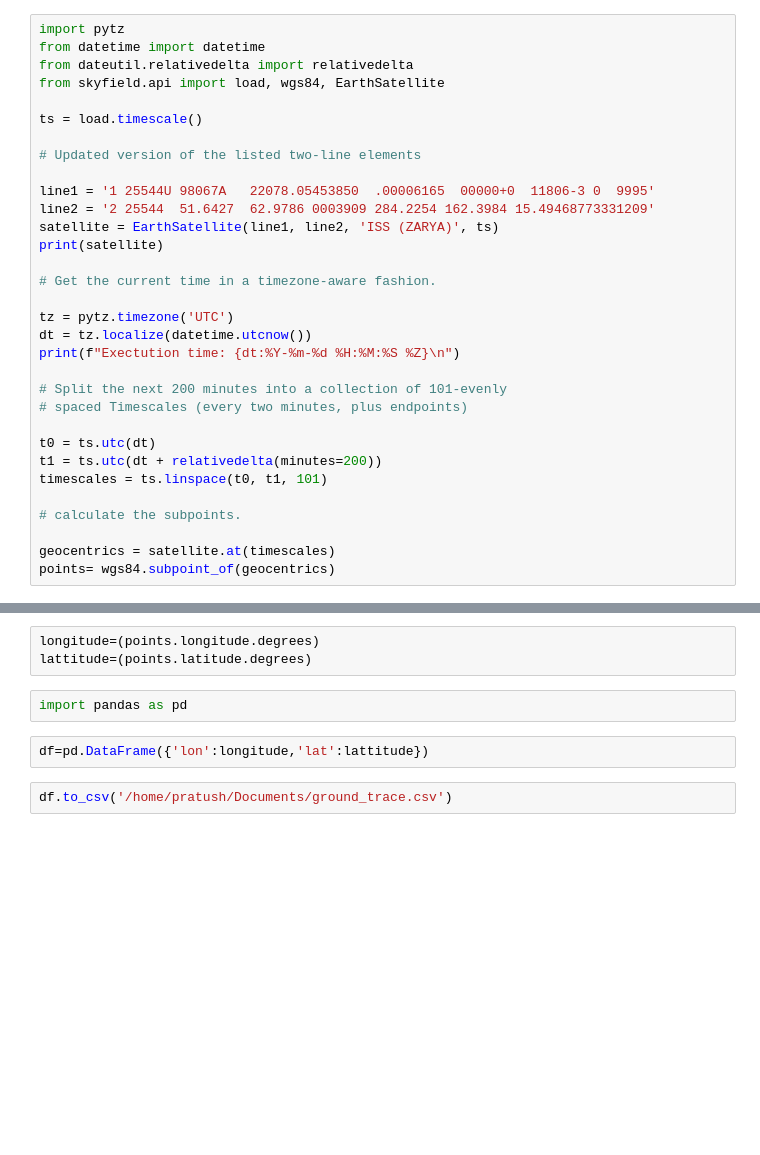
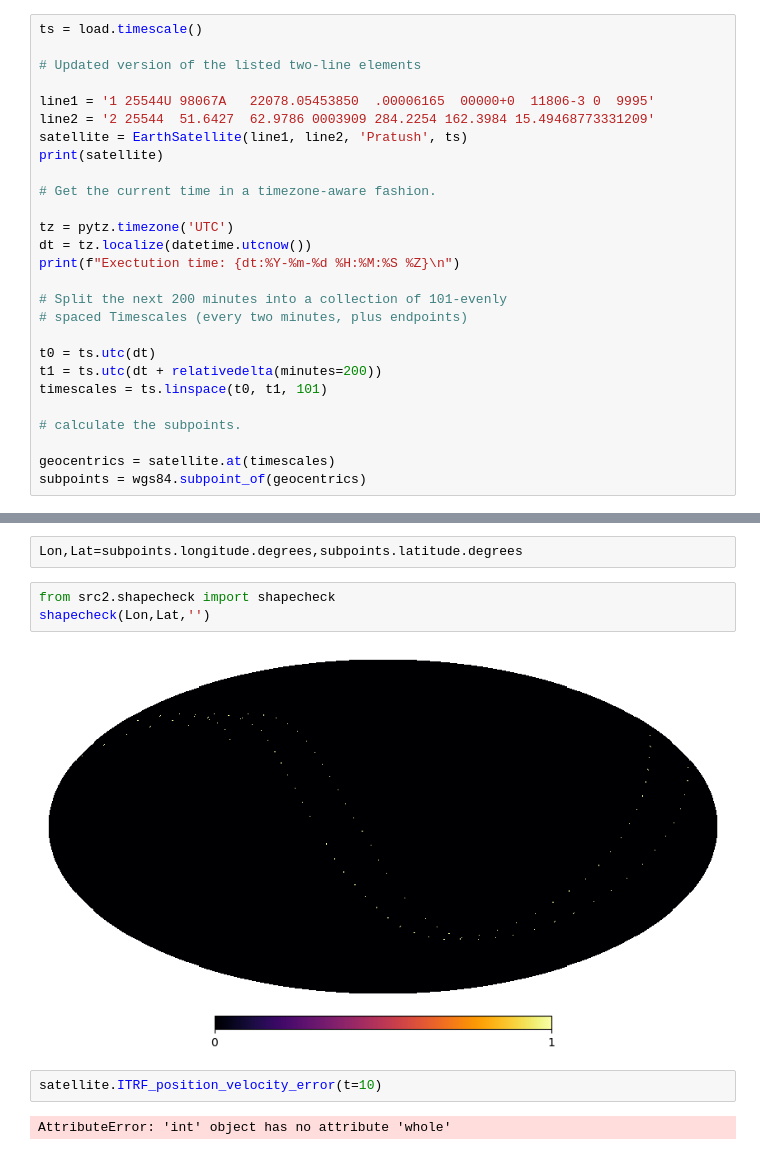
Before and after one commit to Bharatcs/rfi, a Jupyter notebook: Project/PRATUSH_RFIcurve.ipynb, the cells around one changed output, grey strips where cells are left out. Cells and saved outputs as stored; diff of their text form; blank space fills up the shorter version.

Commit message:
ground track code

```diff
--- a/Project/PRATUSH_RFIcurve.ipynb
+++ b/Project/PRATUSH_RFIcurve.ipynb
@@ -20,16 +49,11 @@ Longitude: 33deg 27' 19.4"
 # %%
-import pytz
-from datetime import datetime
-from dateutil.relativedelta import relativedelta
-from skyfield.api import load, wgs84, EarthSatellite
-
 ts = load.timescale()
 
 # Updated version of the listed two-line elements
 
 line1 = '1 25544U 98067A   22078.05453850  .00006165  00000+0  11806-3 0  9995'
 line2 = '2 25544  51.6427  62.9786 0003909 284.2254 162.3984 15.49468773331209'
-satellite = EarthSatellite(line1, line2, 'ISS (ZARYA)', ts)
+satellite = EarthSatellite(line1, line2, 'Pratush', ts)
 print(satellite)
 
 # Get the current time in a timezone-aware fashion.
@@ -48,5 +72,5 @@ timescales = ts.linspace(t0, t1, 101)
 # calculate the subpoints.
 
 geocentrics = satellite.at(timescales)
-points= wgs84.subpoint_of(geocentrics)
+subpoints = wgs84.subpoint_of(geocentrics)
 # %% [output]
@@ -55,9 +79,11 @@ Exectution time: 2024-02-15 09:26:20 UTC
 # %%
-longitude=(points.longitude.degrees)
-lattitude=(points.latitude.degrees)
+Lon,Lat=subpoints.longitude.degrees,subpoints.latitude.degrees
-# %%
-import pandas as pd
-# %%
-df=pd.DataFrame({'lon':longitude,'lat':lattitude})
-# %%
-df.to_csv('/home/pratush/Documents/ground_trace.csv')
+# %%
+from src2.shapecheck import shapecheck
+shapecheck(Lon,Lat,'')
+# %% [output]
+[figure, added]
+# %%
+satellite.ITRF_position_velocity_error(t=10)
+# %% [output]
+AttributeError: 'int' object has no attribute 'whole'
```
Also changed, not shown: parts of 9 cells of this notebook, 5 other files.
